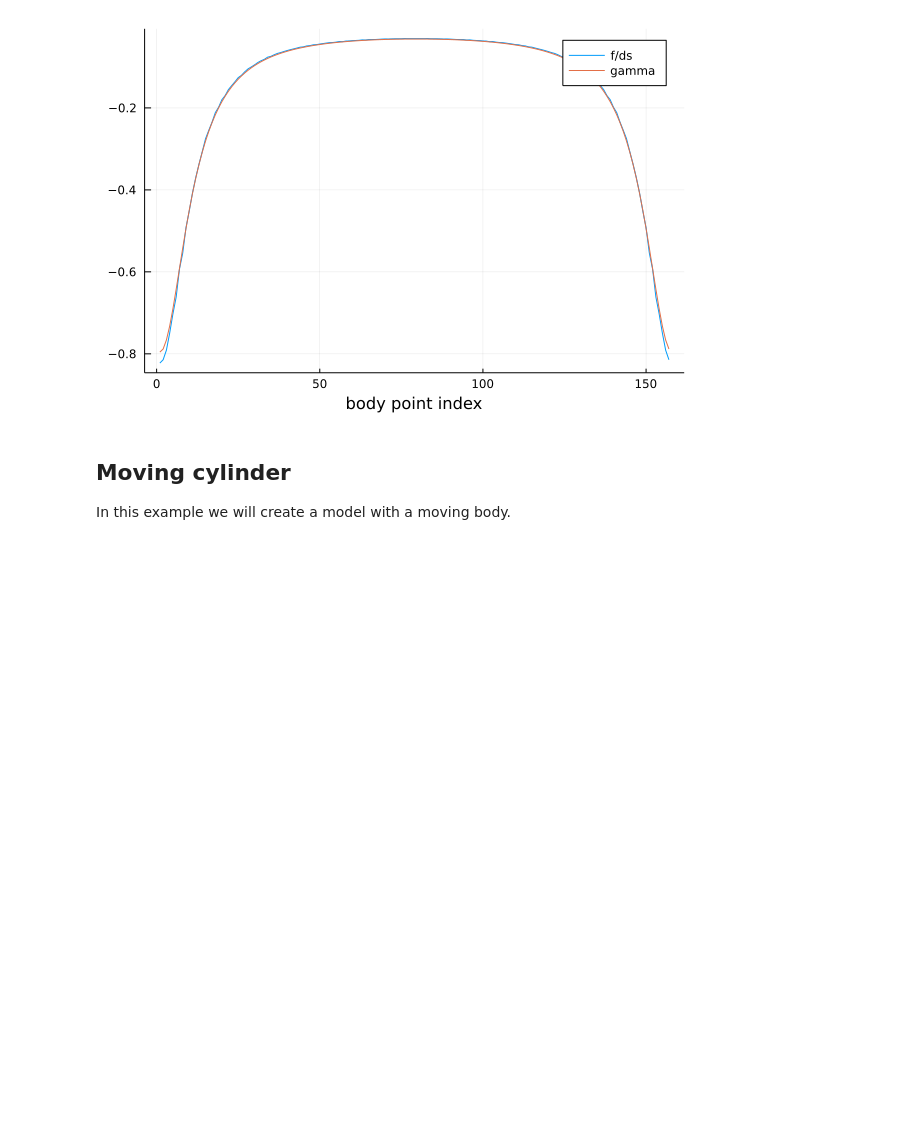
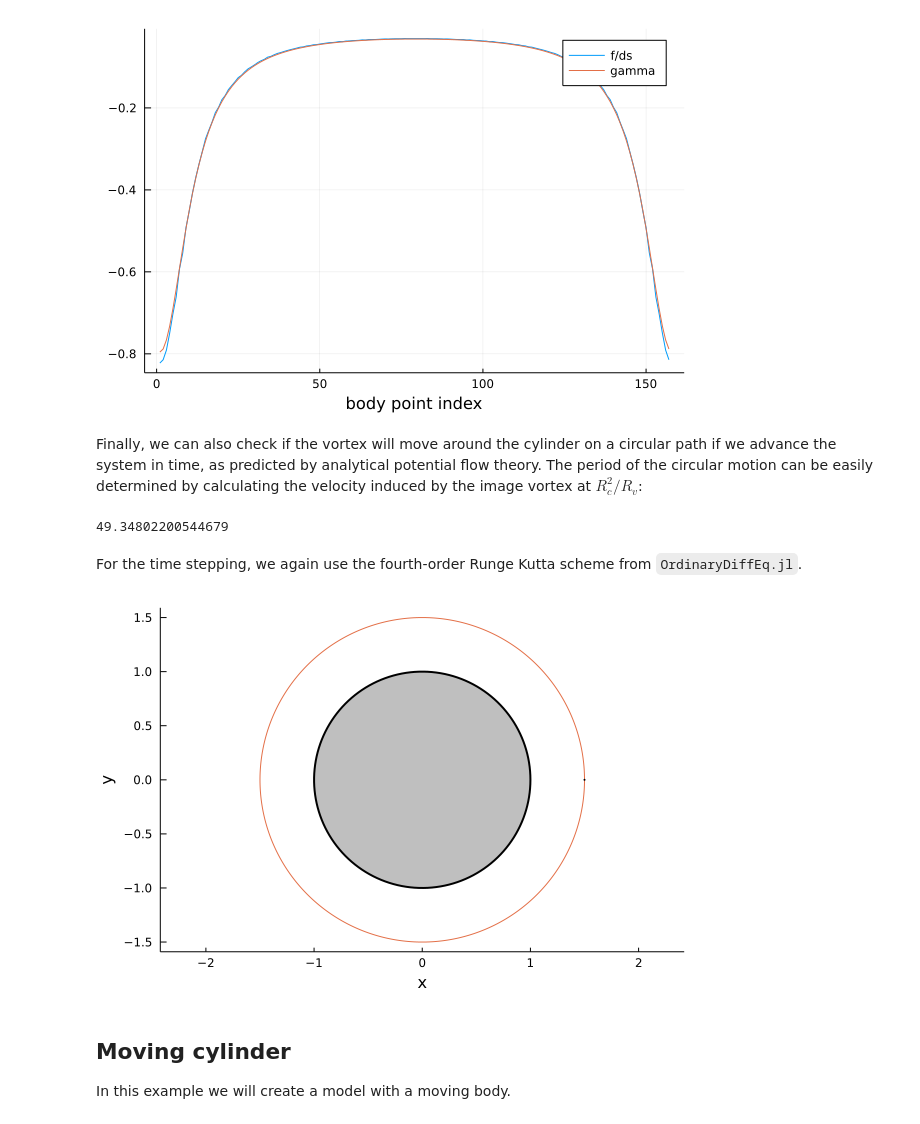
Before and after one commit to JuliaIBPM/GridPotentialFlow.jl, a Jupyter notebook: examples/2.-Potential-flow-with-an-impenetrable-surface.ipynb, the cells around one changed output. Saved outputs shown, nothing was run; the diff lists cells and outputs as text; code cells hidden in the pictures; blank space fills up the shorter version.

```diff
--- a/examples/2.-Potential-flow-with-an-impenetrable-surface.ipynb
+++ b/examples/2.-Potential-flow-with-an-impenetrable-surface.ipynb
@@ -101,6 +101,30 @@ plot(sol.f./Δs,label="f/ds",xlabel="body point index")
 plot!(γ,label="gamma")
 # %% [output]
 [figure]
+# %% [markdown]
+Finally, we can also check if the vortex will move around the cylinder on a circular path if we advance the system in time, as predicted by analytical potential flow theory. The period of the circular motion can be easily determined by calculating the velocity induced by the image vortex at $R_c^2/R_v$:
+# %%
+Vv = Γv/(2π*(Rv-Rc^2/Rv))
+T = 2π*Rv/Vv
+# %% [output]
+49.34802200544679
+# %% [markdown]
+For the time stepping, we again use the fourth-order Runge Kutta scheme from `OrdinaryDiffEq.jl`.
+# %%
+import OrdinaryDiffEq
+function rhs(X,model,t)
+    setvortexpositions!(model,X)
+    Ẋ = vortexvelocities!(model)
+    return Ẋ
+end
+X = getvortexpositions(model)
+prob = OrdinaryDiffEq.ODEProblem(rhs,X,(0.0,T),model);
+sol = OrdinaryDiffEq.solve(prob,dt=0.1,OrdinaryDiffEq.RK4(),dense=false,adaptive=false);
+plot(body,fillcolor=:black,fillrange=0,fillalpha=0.25,linecolor=:black,linewidth=2)
+plot!(map(s->s.u[1],sol.u),map(s->s.v[1],sol.u))
+scatter!([v.x],[v.y],color=:black,markersize=2,xlabel="x",ylabel="y")
+# %% [output]
+[figure, added]
 # %% [markdown]
 ## Moving cylinder
 
```
Also changed, not shown: 7 other files.
